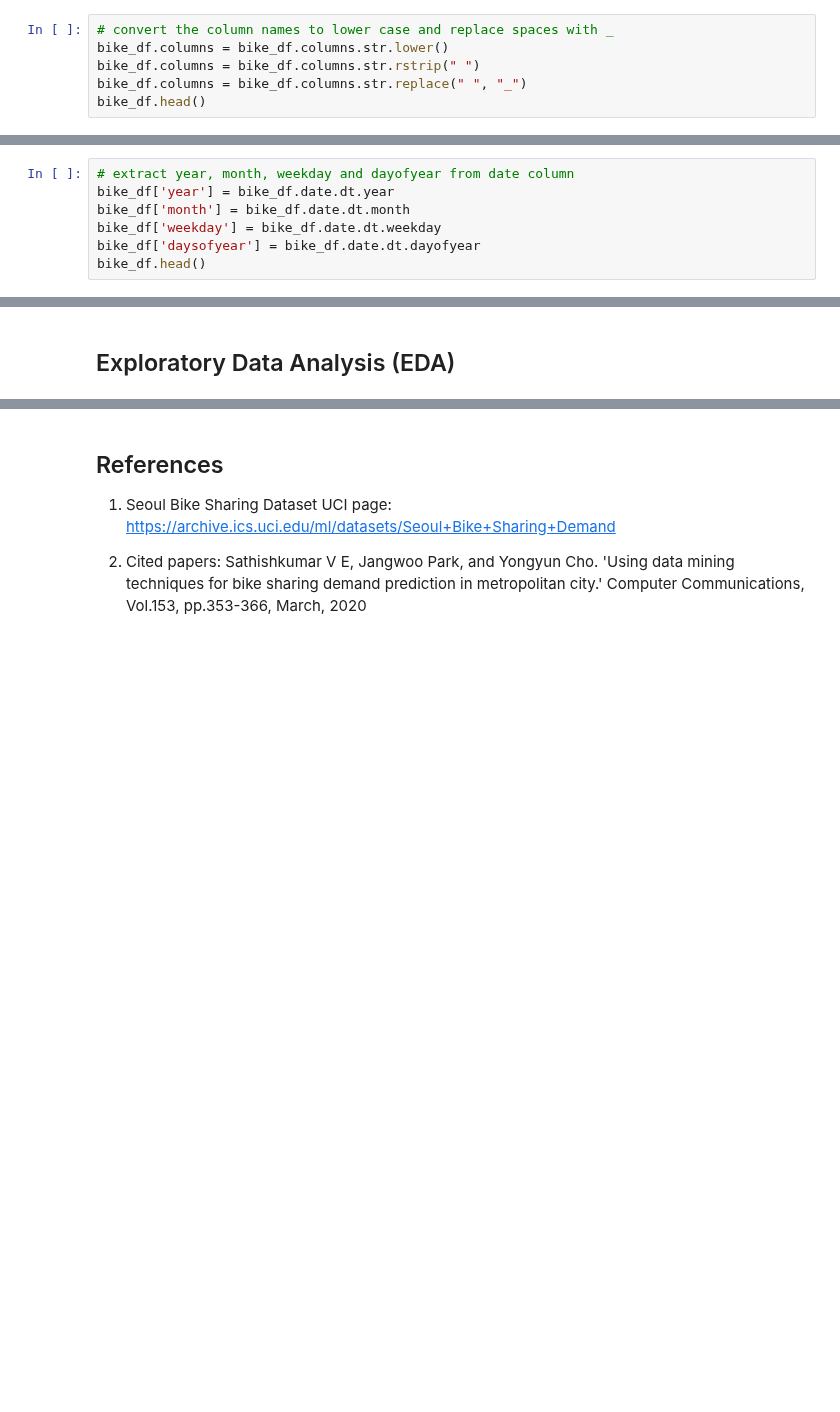
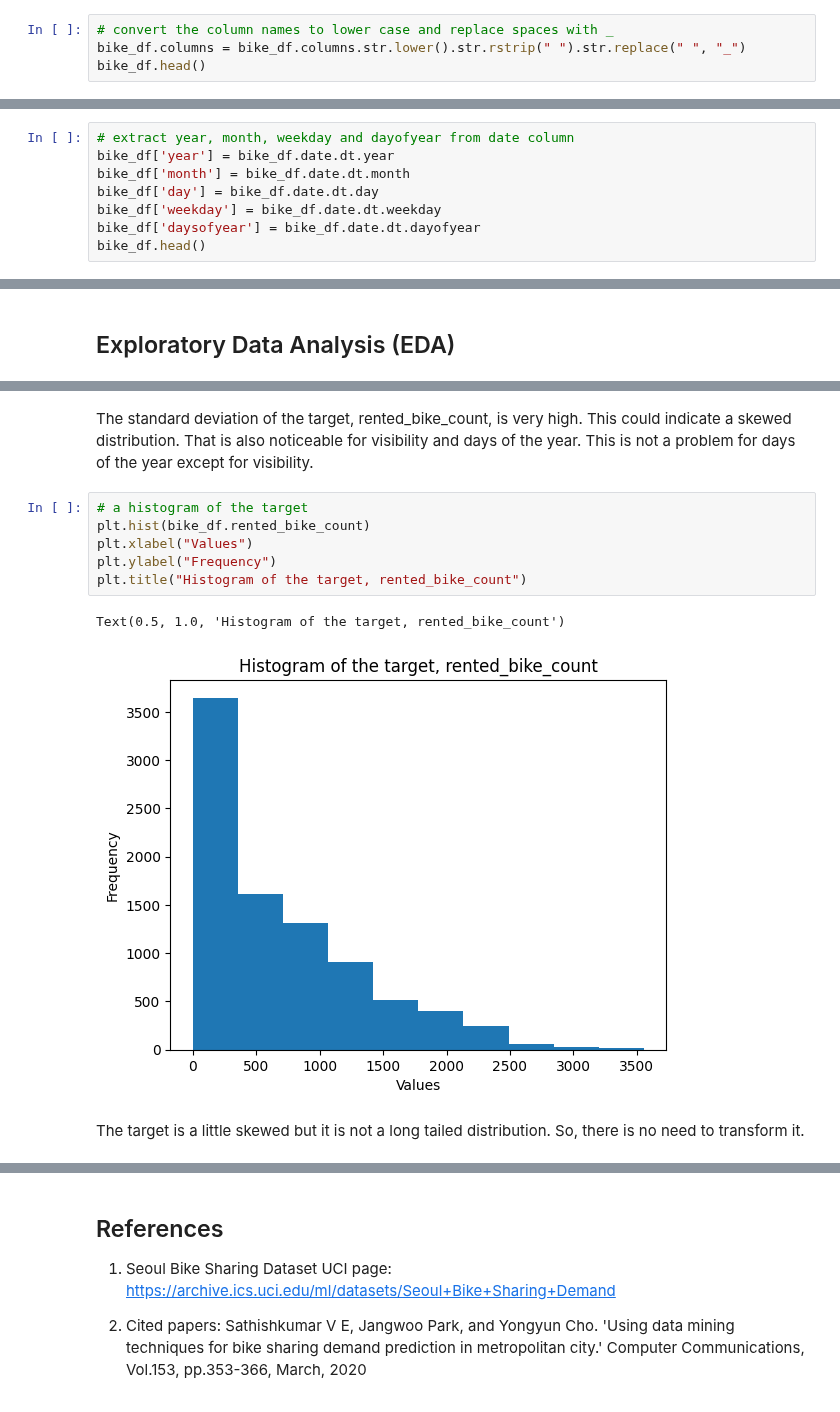
Before and after one commit to Emekadavid/bike-rentals, a Jupyter notebook: notebook.ipynb, the cells around one changed output, grey strips where cells are left out. Cells and saved outputs as stored; diff of their text form; blank space fills up the shorter version.

```diff
--- a/notebook.ipynb
+++ b/notebook.ipynb
@@ -36,9 +37,7 @@ bike_df.head()
 | 4 | 01/12/2017 | 78 | 4 | -6.0 | 36 | 2.3 | 2000 | ... |
 # %%
 # convert the column names to lower case and replace spaces with _
-bike_df.columns = bike_df.columns.str.lower()
-bike_df.columns = bike_df.columns.str.rstrip(" ")
-bike_df.columns = bike_df.columns.str.replace(" ", "_")
+bike_df.columns = bike_df.columns.str.lower().str.rstrip(" ").str.replace(" ", "_")
 bike_df.head()
 # %% [output]
 |  | date | rented_bike_count | hour | temperature | humidity | wind_speed | visibility | ... |
@@ -68,6 +67,7 @@ bike_df.head()
 # extract year, month, weekday and dayofyear from date column
 bike_df['year'] = bike_df.date.dt.year
 bike_df['month'] = bike_df.date.dt.month
+bike_df['day'] = bike_df.date.dt.day
 bike_df['weekday'] = bike_df.date.dt.weekday
 bike_df['daysofyear'] = bike_df.date.dt.dayofyear
 bike_df.head()
@@ -137,0 +175,13 @@ There are no null values in the data set. As it is, it is set for exploratory da
+# %% [markdown]
+The standard deviation of the target, rented_bike_count, is very high. This could indicate a skewed distribution. That is also noticeable for visibility and days of the year. This is not a problem for days of the year except for visibility.
+# %%
+# a histogram of the target
+plt.hist(bike_df.rented_bike_count)
+plt.xlabel("Values")
+plt.ylabel("Frequency")
+plt.title("Histogram of the target, rented_bike_count")
+# %% [output]
+Text(0.5, 1.0, 'Histogram of the target, rented_bike_count')
+[figure, added]
+# %% [markdown]
+The target is a little skewed but it is not a long tailed distribution. So, there is no need to transform it.
```
Also changed, not shown: parts of 27 cells of this notebook, 1 other file.
